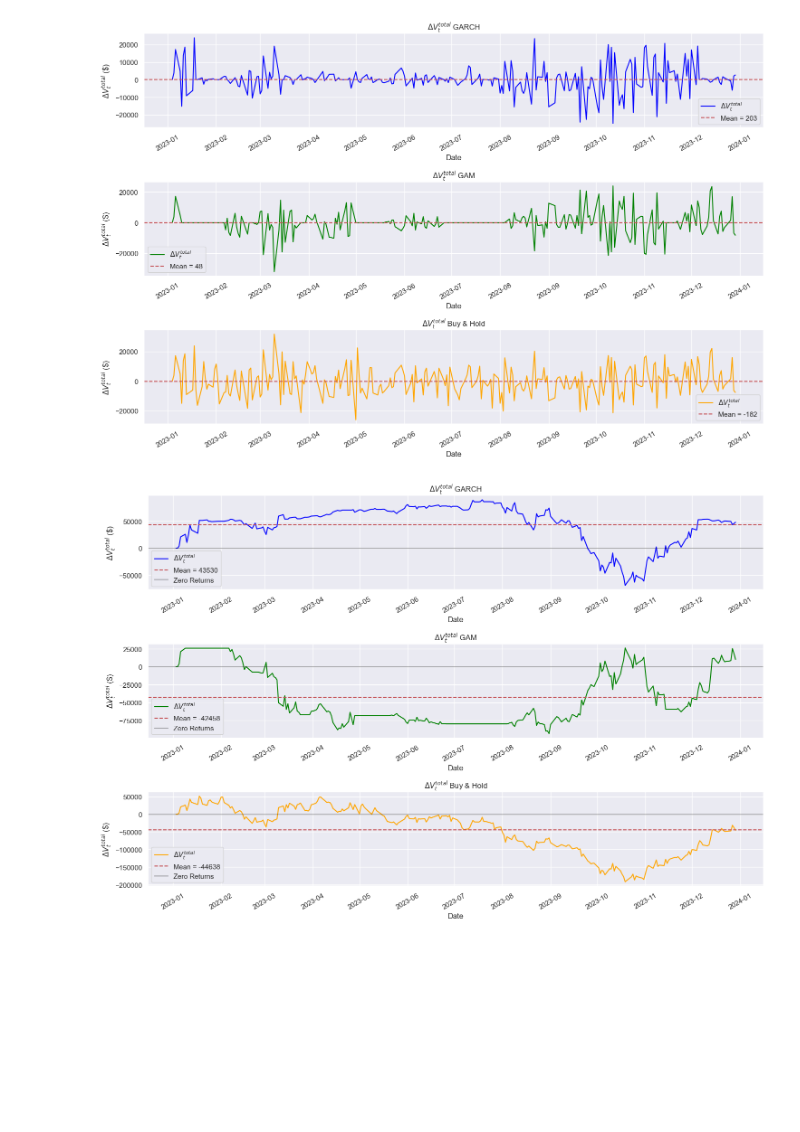
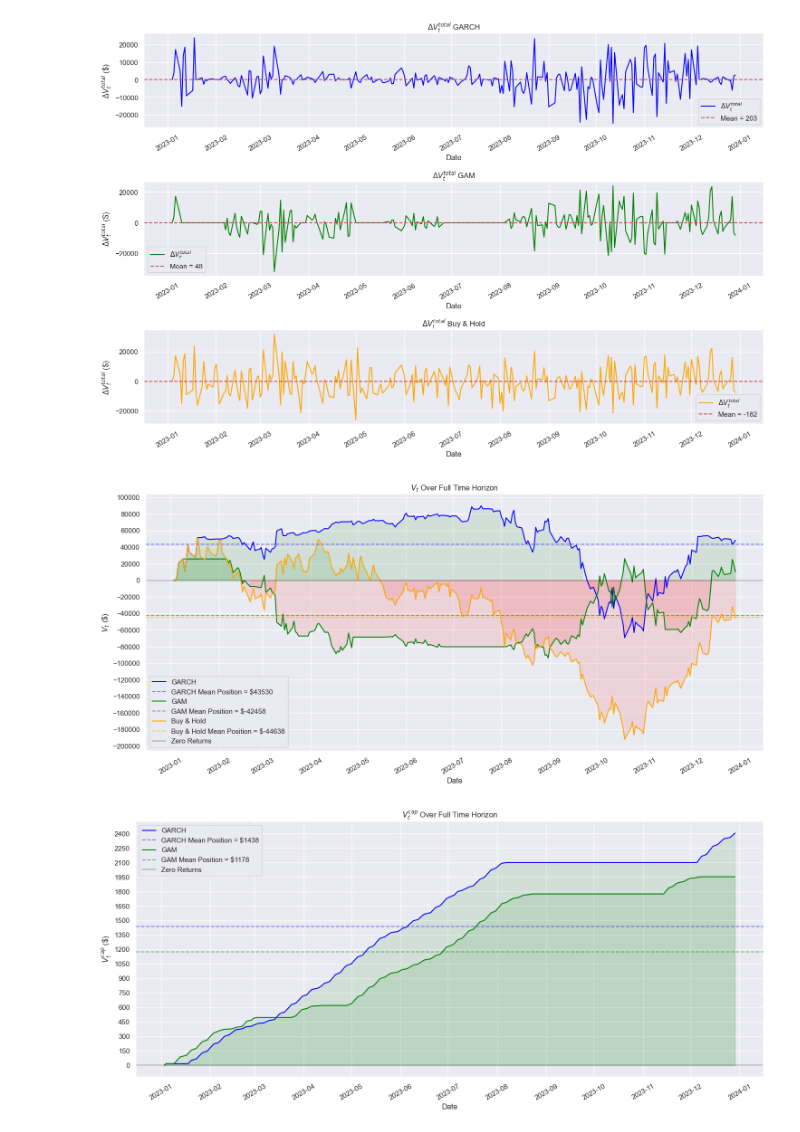
Before and after one commit to benhunt19/algo-trading-project, a Jupyter notebook: notebooks/resultsAnalysis.ipynb, the cells around one changed output. Cells and saved outputs as stored; diff of their text form; code cells hidden in the pictures; blank space fills up the shorter version.

```diff
--- a/notebooks/resultsAnalysis.ipynb
+++ b/notebooks/resultsAnalysis.ipynb
@@ -101,32 +101,71 @@ plt.tight_layout()
 [figure]
 # %%
 # Cumulative Delta V
-# 3. Delta Vt_total
 col = 'PnL'
 
-fig, axes = plt.subplots(3, 1, figsize=(15, 10))
-titles = ['GARCH','GAM', 'Buy & Hold', ]
+fig, ax = plt.subplots(figsize=(15, 7))
+titles = ['GARCH','GAM', 'Buy & Hold']
 colors = ['blue', 'green', 'orange']
 
 dates = pd.to_datetime(actual['date_string'])
 
 for i, (df, title) in enumerate(zip(dfs, titles)):
     deltaVt = df[col]
     deltaVtCS = deltaVt.cumsum()
     deltaVtCS.dropna()
-    # Set monthly ticks on x-axis
-    axes[i].xaxis.set_major_locator(mdates.MonthLocator(interval=1))
-    axes[i].xaxis.set_major_formatter(mdates.DateFormatter('%Y-%m'))
-    plt.setp(axes[i].xaxis.get_majorticklabels(), rotation=30)
-    axes[i].plot(dates, deltaVtCS, color=colors[i])
+    ax.plot(dates, deltaVtCS, color=colors[i], label=title)
     mean_deltaVtCS = deltaVtCS.mean()
-    axes[i].axhline(y=mean_deltaVtCS, color='r', linestyle='--')
-    axes[i].axhline(y=0, color='black', linestyle='-', alpha=0.3)
-    axes[i].set_title('$\Delta V^{total}_t$ ' + title)
-    axes[i].legend(['$\Delta V^{total}_t$', f'Mean = {int(mean_deltaVtCS)}', 'Zero Returns'])
-    axes[i].set_ylabel('$\Delta V^{total}_t$ (\$)')
-    axes[i].set_xlabel('Date')
+    ax.axhline(y=mean_deltaVtCS, color=colors[i], linestyle='--', alpha=0.5, label=f'{title} Mean Position = ${int(mean_deltaVtCS)}')
+    # Add fill color based on values
+    ax.fill_between(dates, deltaVtCS, 0, where=(deltaVtCS >= 0), color='green', alpha=0.1)
+    ax.fill_between(dates, deltaVtCS, 0, where=(deltaVtCS < 0), color='red', alpha=0.1)
+
+# Set monthly ticks on x-axis
+ax.xaxis.set_major_locator(mdates.MonthLocator(interval=1))
+ax.yaxis.set_major_locator(plt.MaxNLocator(20))  # Increase number of y-axis ticks
+ax.xaxis.set_major_formatter(mdates.DateFormatter('%Y-%m'))
+plt.setp(ax.xaxis.get_majorticklabels(), rotation=30)
+ax.axhline(y=0, color='black', linestyle='-', alpha=0.3, label='Zero Returns')
+ax.set_title('$V_t$ Over Full Time Horizon')
+ax.legend()
+ax.set_ylabel('$V_t$ (\$)')
+ax.set_xlabel('Date')
 
 plt.tight_layout()
 # %% [output]
-[figure, old version]
+[figure, new version]
+# %%
+# Cumulative Delta V Cap
+col = 'capitalGains'
+
+fig, ax = plt.subplots(figsize=(15, 7))
+titles = ['GARCH','GAM']
+colors = ['blue', 'green']
+
+dates = pd.to_datetime(actual['date_string'])
+
+for i, (df, title) in enumerate(zip(dfs_no_bnh, titles)):
+    deltaVt = df[col]
+    deltaVtCS = deltaVt.cumsum()
+    deltaVtCS.dropna()
+    ax.plot(dates, deltaVtCS, color=colors[i], label=title)
+    mean_deltaVtCS = deltaVtCS.mean()
+    ax.axhline(y=mean_deltaVtCS, color=colors[i], linestyle='--', alpha=0.5, label=f'{title} Mean Position = ${int(mean_deltaVtCS)}')
+    # Add fill color based on values
+    ax.fill_between(dates, deltaVtCS, 0, where=(deltaVtCS >= 0), color='green', alpha=0.1)
+    ax.fill_between(dates, deltaVtCS, 0, where=(deltaVtCS < 0), color='red', alpha=0.1)
+
+# Set monthly ticks on x-axis
+ax.xaxis.set_major_locator(mdates.MonthLocator(interval=1))
+ax.yaxis.set_major_locator(plt.MaxNLocator(20))  # Increase number of y-axis ticks
+ax.xaxis.set_major_formatter(mdates.DateFormatter('%Y-%m'))
+plt.setp(ax.xaxis.get_majorticklabels(), rotation=30)
+ax.axhline(y=0, color='black', linestyle='-', alpha=0.3, label='Zero Returns')
+ax.set_title('$V^{cap}_t$ Over Full Time Horizon')
+ax.legend()
+ax.set_ylabel('$V^{cap}_t$ (\$)')
+ax.set_xlabel('Date')
+
+plt.tight_layout()
+# %% [output]
+[figure, added]
```
Also changed, not shown: parts of 2 cells of this notebook, 16 other files.
